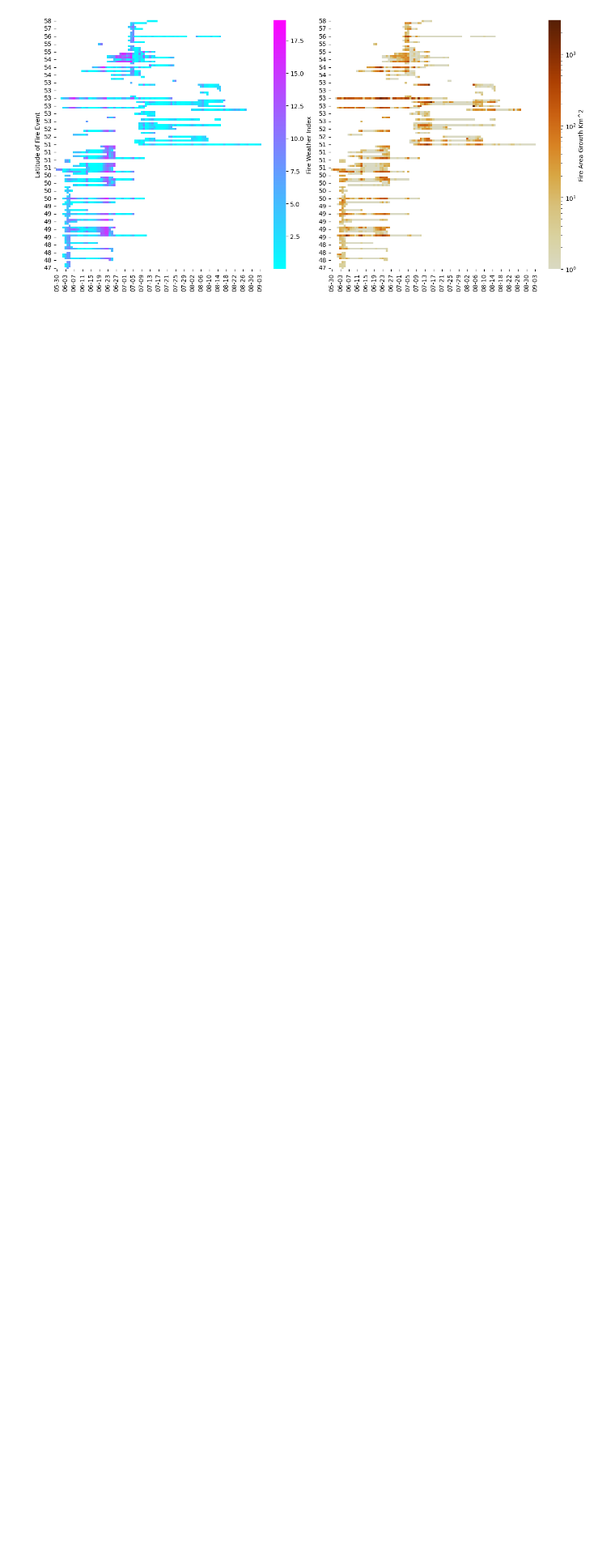
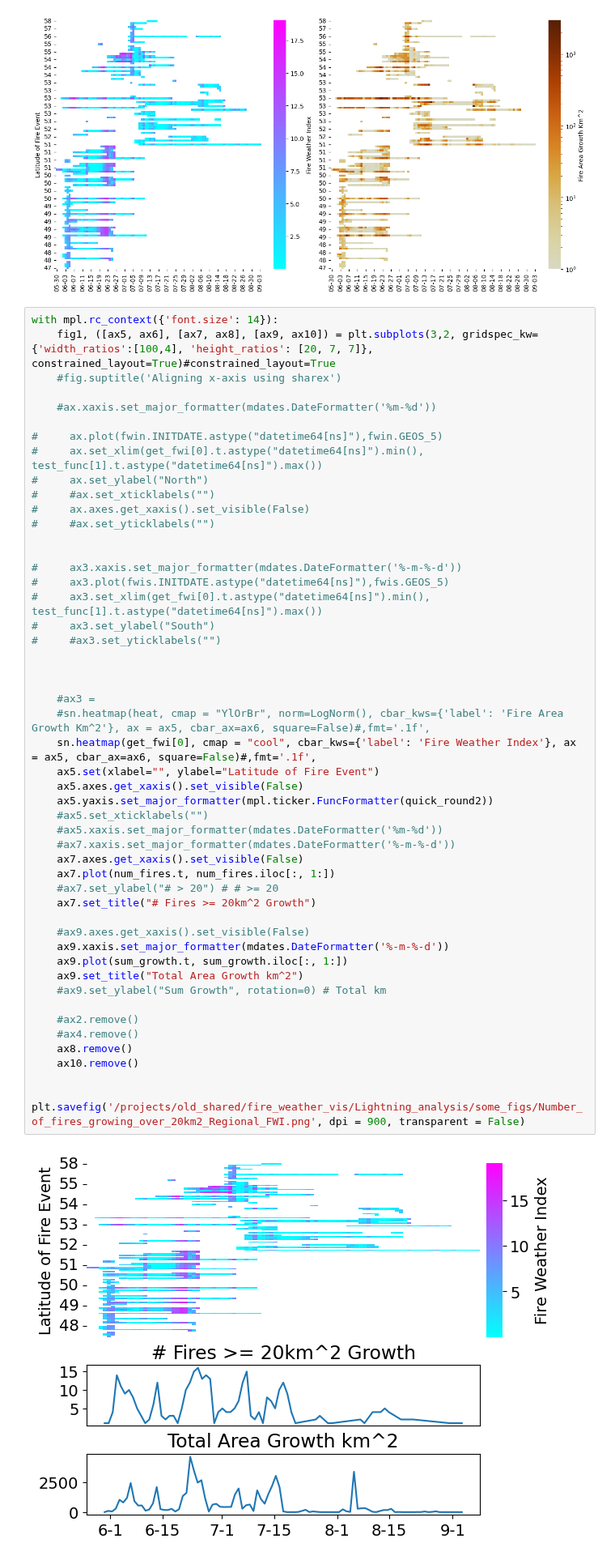
Before and after one commit to mccabete/fwiVis, a Jupyter notebook: Lightning_analysis/heatmap_timeseries.ipynb, the cells around one changed output. Shown at 81% size. Drawn from its saved outputs; the diff is of its cells as text; blank space fills up the shorter version.

```diff
--- a/Lightning_analysis/heatmap_timeseries.ipynb
+++ b/Lightning_analysis/heatmap_timeseries.ipynb
@@ -794,3 +794,54 @@ ax3.set(xlabel="", ylabel="")
 plt.savefig('/projects/old_shared/fire_weather_vis/Lightning_analysis/some_figs/Both_FWI_for_darker_Regional_fire_growth_FWI.png', dpi = 900, transparent = False)
 # %% [output]
 [figure]
+# %%
+with mpl.rc_context({'font.size': 14}):
+    fig1, ([ax5, ax6], [ax7, ax8], [ax9, ax10]) = plt.subplots(3,2, gridspec_kw={'width_ratios':[100,4], 'height_ratios': [20, 7, 7]}, constrained_layout=True)#constrained_layout=True
+    #fig.suptitle('Aligning x-axis using sharex')
+
+    #ax.xaxis.set_major_formatter(mdates.DateFormatter('%m-%d'))
+
+#     ax.plot(fwin.INITDATE.astype("datetime64[ns]"),fwin.GEOS_5)
+#     ax.set_xlim(get_fwi[0].t.astype("datetime64[ns]").min(), test_func[1].t.astype("datetime64[ns]").max())
+#     ax.set_ylabel("North")
+#     #ax.set_xticklabels("")
+#     ax.axes.get_xaxis().set_visible(False)
+#     #ax.set_yticklabels("")
+
+
+#     ax3.xaxis.set_major_formatter(mdates.DateFormatter('%-m-%-d'))
+#     ax3.plot(fwis.INITDATE.astype("datetime64[ns]"),fwis.GEOS_5)
+#     ax3.set_xlim(get_fwi[0].t.astype("datetime64[ns]").min(), test_func[1].t.astype("datetime64[ns]").max())
+#     ax3.set_ylabel("South")
+#     #ax3.set_yticklabels("")
+
+
+
+    #ax3 =
+    #sn.heatmap(heat, cmap = "YlOrBr", norm=LogNorm(), cbar_kws={'label': 'Fire Area Growth Km^2'}, ax = ax5, cbar_ax=ax6, square=False)#,fmt='.1f',
+    sn.heatmap(get_fwi[0], cmap = "cool", cbar_kws={'label': 'Fire Weather Index'}, ax = ax5, cbar_ax=ax6, square=False)#,fmt='.1f',
+    ax5.set(xlabel="", ylabel="Latitude of Fire Event")
+    ax5.axes.get_xaxis().set_visible(False)
+    ax5.yaxis.set_major_formatter(mpl.ticker.FuncFormatter(quick_round2))
+    #ax5.set_xticklabels("")
+    #ax5.xaxis.set_major_formatter(mdates.DateFormatter('%m-%d'))
+    #ax7.xaxis.set_major_formatter(mdates.DateFormatter('%-m-%-d'))
+    ax7.axes.get_xaxis().set_visible(False)
+    ax7.plot(num_fires.t, num_fires.iloc[:, 1:])
+    #ax7.set_ylabel("# > 20") # # >= 20
+    ax7.set_title("# Fires >= 20km^2 Growth")
+
+    #ax9.axes.get_xaxis().set_visible(False)
+    ax9.xaxis.set_major_formatter(mdates.DateFormatter('%-m-%-d'))
+    ax9.plot(sum_growth.t, sum_growth.iloc[:, 1:])
+    ax9.set_title("Total Area Growth km^2")
+    #ax9.set_ylabel("Sum Growth", rotation=0) # Total km
+
+    #ax2.remove()
+    #ax4.remove()
+    ax8.remove()
+    ax10.remove()
+
+    plt.savefig('/projects/old_shared/fire_weather_vis/Lightning_analysis/some_figs/Number_of_fires_growing_over_20km2_Regional_FWI.png', dpi = 900, transparent = False)
+# %% [output]
+[figure, added]
```
